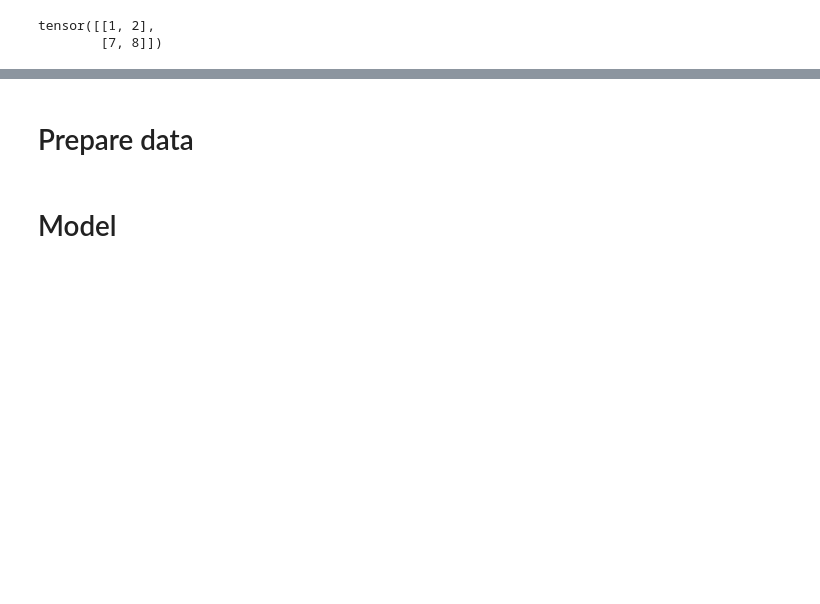
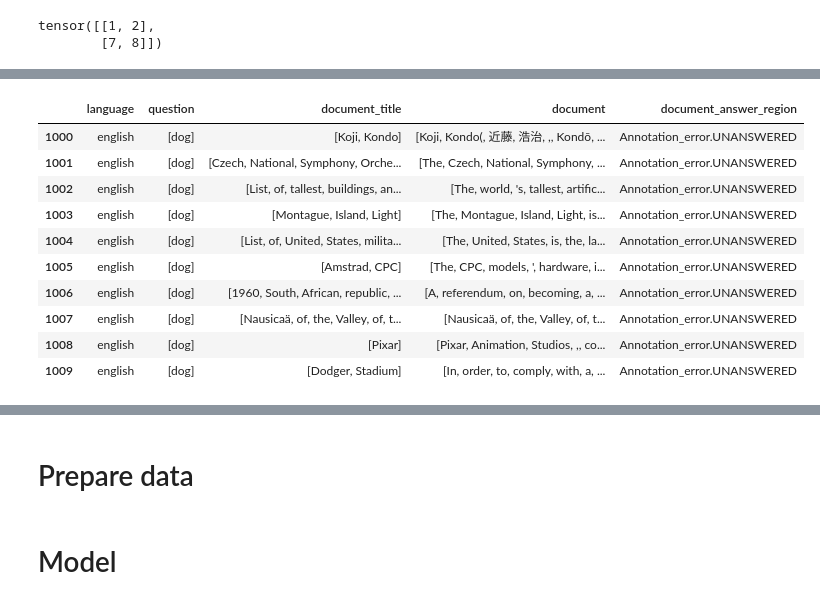
Before and after one commit to RasmusML/nlp_question_answer_project, a Jupyter notebook: 2. Representation Learning.ipynb, the cells around one changed output, grey strips where cells are left out. Cells and saved outputs as stored; diff of their text form; code cells hidden in the pictures; blank space fills up the shorter version.

```diff
--- a/2. Representation Learning.ipynb
+++ b/2. Representation Learning.ipynb
@@ -279,0 +294,2 @@ print(len(train_dataloader))
+# %%
+train_en_dummy = train_en.copy()
@@ -280,2 +313,16 @@ print(len(train_dataloader))
+# %%
+train_en_dummy[1000:1010]
+# %% [output]
+|  | language | question | document_title | document | document_answer_region |
+| 1000 | english | [dog] | [Koji, Kondo] | [Koji, Kondo(, 近藤, 浩治, ,, Kondō, ... | Annotation_error.UNANSWERED |
+| 1001 | english | [dog] | [Czech, National, Symphony, Orche... | [The, Czech, National, Symphony, ... | Annotation_error.UNANSWERED |
+| 1002 | english | [dog] | [List, of, tallest, buildings, an... | [The, world, 's, tallest, artific... | Annotation_error.UNANSWERED |
+| 1003 | english | [dog] | [Montague, Island, Light] | [The, Montague, Island, Light, is... | Annotation_error.UNANSWERED |
+| 1004 | english | [dog] | [List, of, United, States, milita... | [The, United, States, is, the, la... | Annotation_error.UNANSWERED |
+| 1005 | english | [dog] | [Amstrad, CPC] | [The, CPC, models, ', hardware, i... | Annotation_error.UNANSWERED |
+| 1006 | english | [dog] | [1960, South, African, republic, ... | [A, referendum, on, becoming, a, ... | Annotation_error.UNANSWERED |
+| 1007 | english | [dog] | [Nausicaä, of, the, Valley, of, t... | [Nausicaä, of, the, Valley, of, t... | Annotation_error.UNANSWERED |
+| 1008 | english | [dog] | [Pixar] | [Pixar, Animation, Studios, ,, co... | Annotation_error.UNANSWERED |
+| 1009 | english | [dog] | [Dodger, Stadium] | [In, order, to, comply, with, a, ... | Annotation_error.UNANSWERED |
 # %%
 batch_size = 64
```
Also changed, not shown: parts of 26 cells of this notebook, 1 other file.
